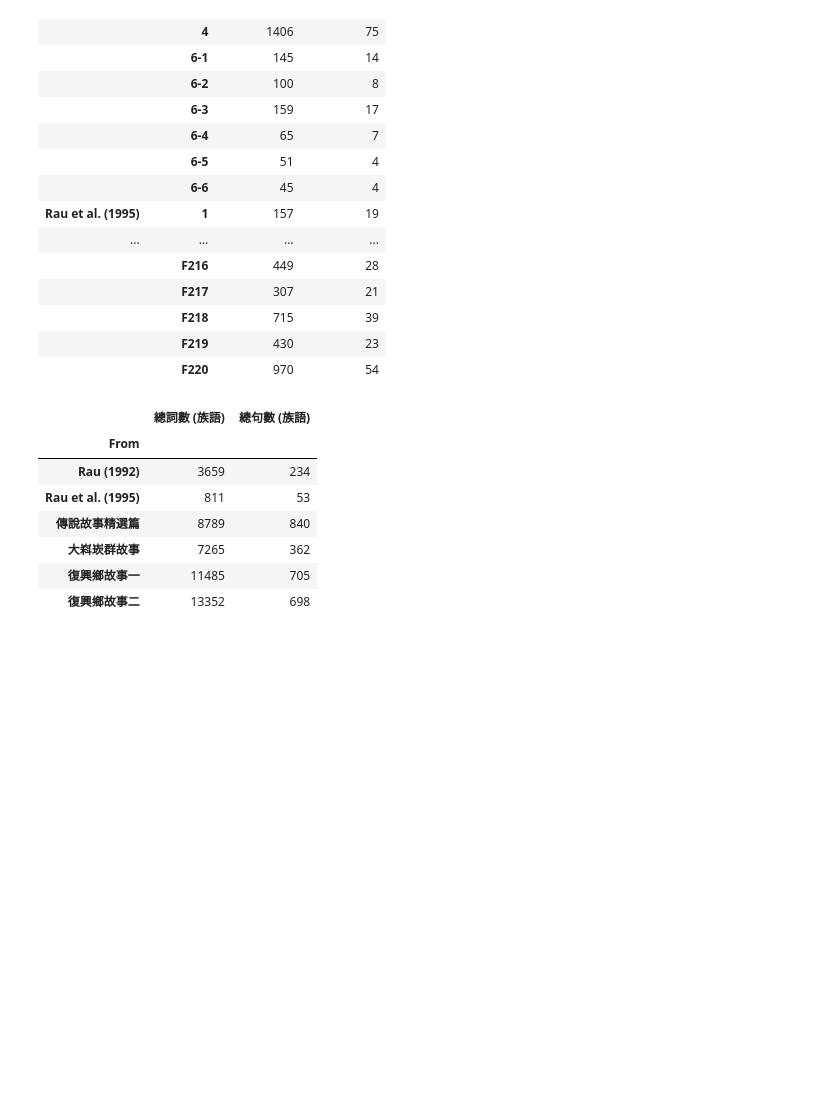
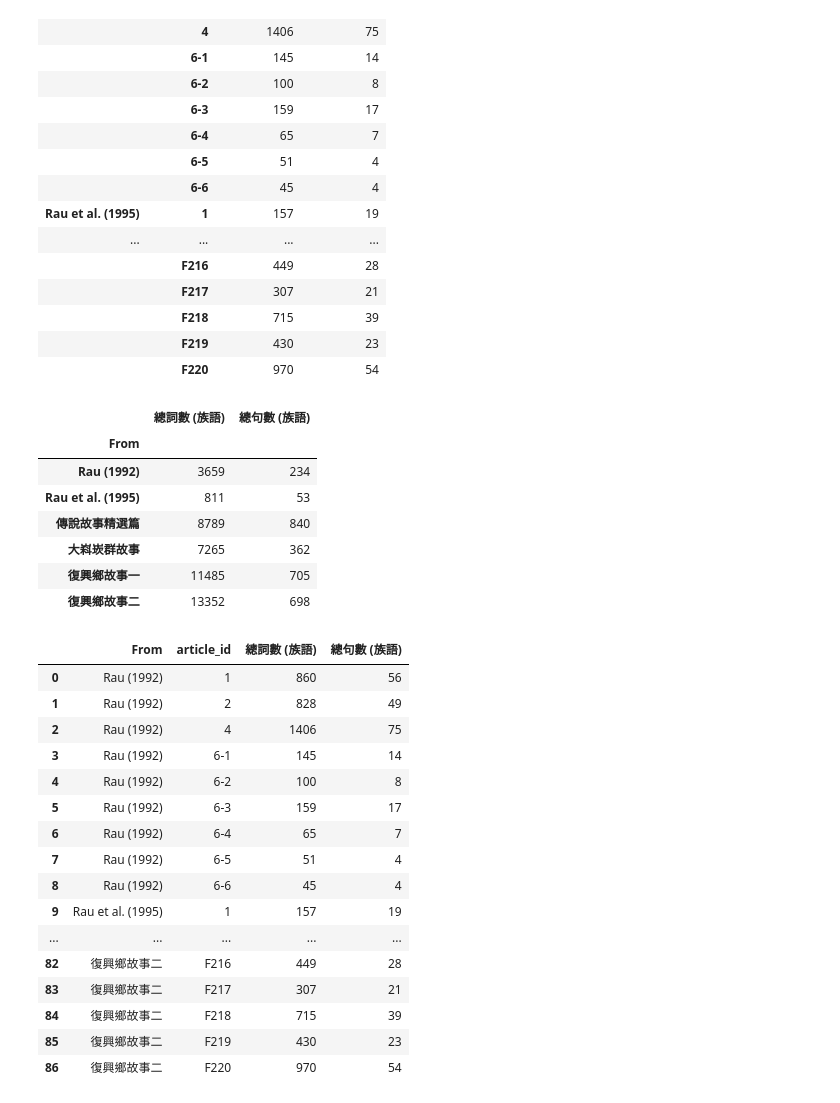
Before and after one commit to puerdon/Formosan-languages, a Jupyter notebook: check_and_update_pkl.ipynb, the cells around one changed output. Saved outputs shown, nothing was run; the diff lists cells and outputs as text; code cells hidden in the pictures; blank space fills up the shorter version.

```diff
--- a/check_and_update_pkl.ipynb
+++ b/check_and_update_pkl.ipynb
@@ -715,0 +725,23 @@ s.to_pickle('./data/stats_of_each_text.pkl', compression="gzip")
+# %%
+df = pd.read_pickle('./data/stats_of_text_with_stories.pkl', compression="gzip")
+# %%
+df = df.reset_index()
+df
+# %% [output]
+|  | From | article_id | 總詞數 (族語) | 總句數 (族語) |
+| 0 | Rau (1992) | 1 | 860 | 56 |
+| 1 | Rau (1992) | 2 | 828 | 49 |
+| 2 | Rau (1992) | 4 | 1406 | 75 |
+| 3 | Rau (1992) | 6-1 | 145 | 14 |
+| 4 | Rau (1992) | 6-2 | 100 | 8 |
+| 5 | Rau (1992) | 6-3 | 159 | 17 |
+| 6 | Rau (1992) | 6-4 | 65 | 7 |
+| 7 | Rau (1992) | 6-5 | 51 | 4 |
+| 8 | Rau (1992) | 6-6 | 45 | 4 |
+| 9 | Rau et al. (1995) | 1 | 157 | 19 |
+| ... | ... | ... | ... | ... |
+| 82 | 復興鄉故事二 | F216 | 449 | 28 |
+| 83 | 復興鄉故事二 | F217 | 307 | 21 |
+| 84 | 復興鄉故事二 | F218 | 715 | 39 |
+| 85 | 復興鄉故事二 | F219 | 430 | 23 |
+| 86 | 復興鄉故事二 | F220 | 970 | 54 |
```
Also changed, not shown: parts of 5 cells of this notebook, 3 other files.
